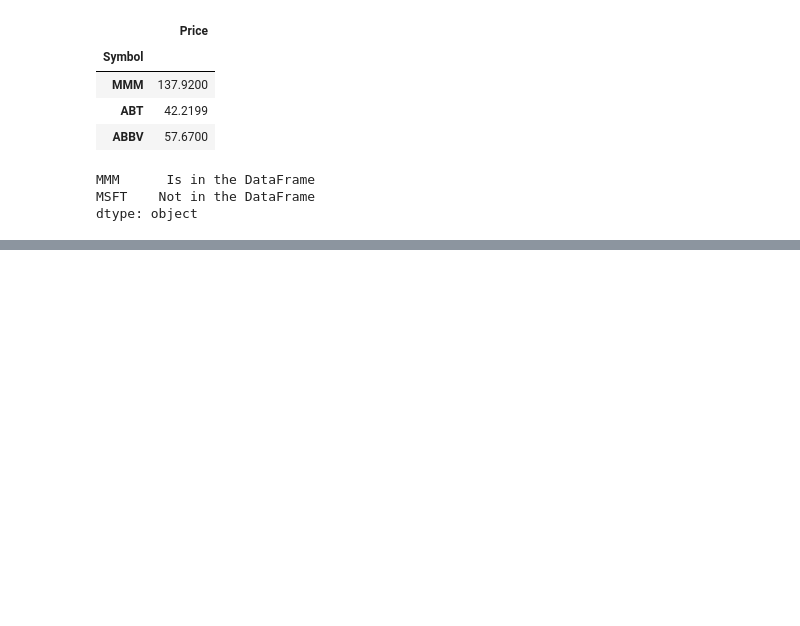
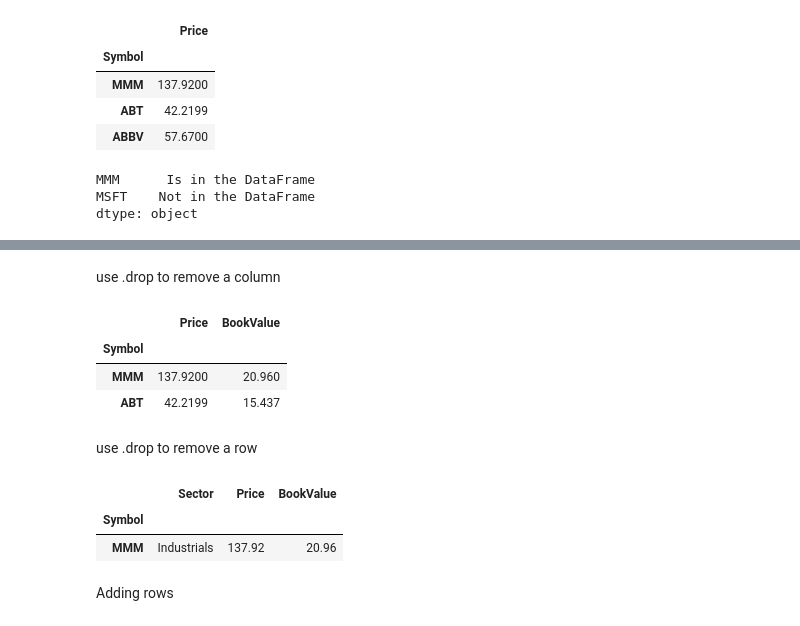
Before and after one commit to andirey/Notebooks, a Jupyter notebook: LearningPandas/Learning pandas 5.ipynb, the cells around one changed output, grey strips where cells are left out. Cells and saved outputs as stored; diff of their text form; code cells hidden in the pictures; blank space fills up the shorter version.

```diff
--- a/LearningPandas/Learning pandas 5.ipynb
+++ b/LearningPandas/Learning pandas 5.ipynb
@@ -519,0 +605,23 @@ dtype: object
+# %% [markdown]
+use .drop to remove a column
+# %%
+copy = sp500[:2].copy()
+afterdrop = copy.drop(['Sector'], axis = 1)
+afterdrop
+# %% [output]
+|  | Price | BookValue |
+| Symbol |  |  |
+| MMM | 137.9200 | 20.960 |
+| ABT | 42.2199 | 15.437 |
+# %% [markdown]
+use .drop to remove a row
+# %%
+copy = sp500[:2].copy()
+afterdrop = copy.drop(['ABT'], axis = 0)
+afterdrop
+# %% [output]
+|  | Sector | Price | BookValue |
+| Symbol |  |  |  |
+| MMM | Industrials | 137.92 | 20.96 |
+# %% [markdown]
+Adding rows
```
Also changed, not shown: parts of 10 cells of this notebook, 1 other file.
